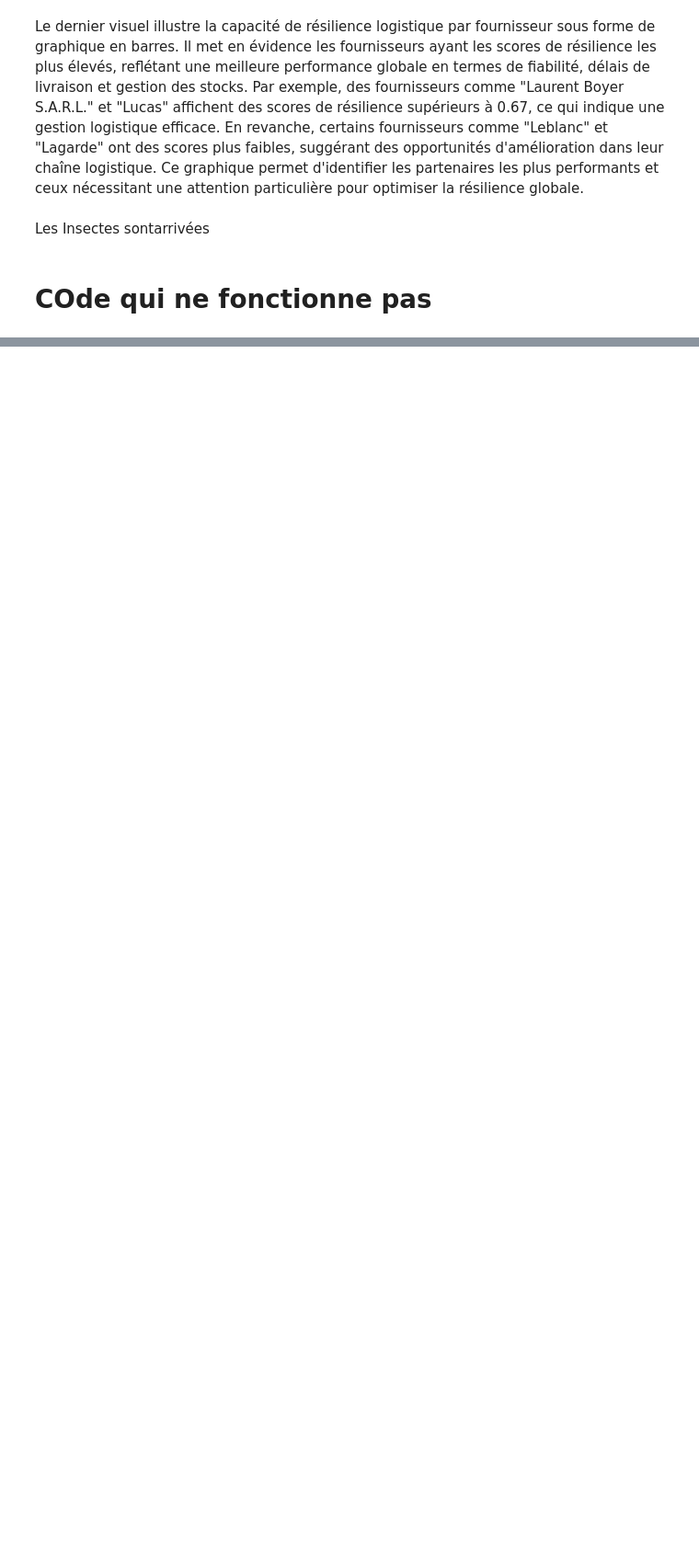
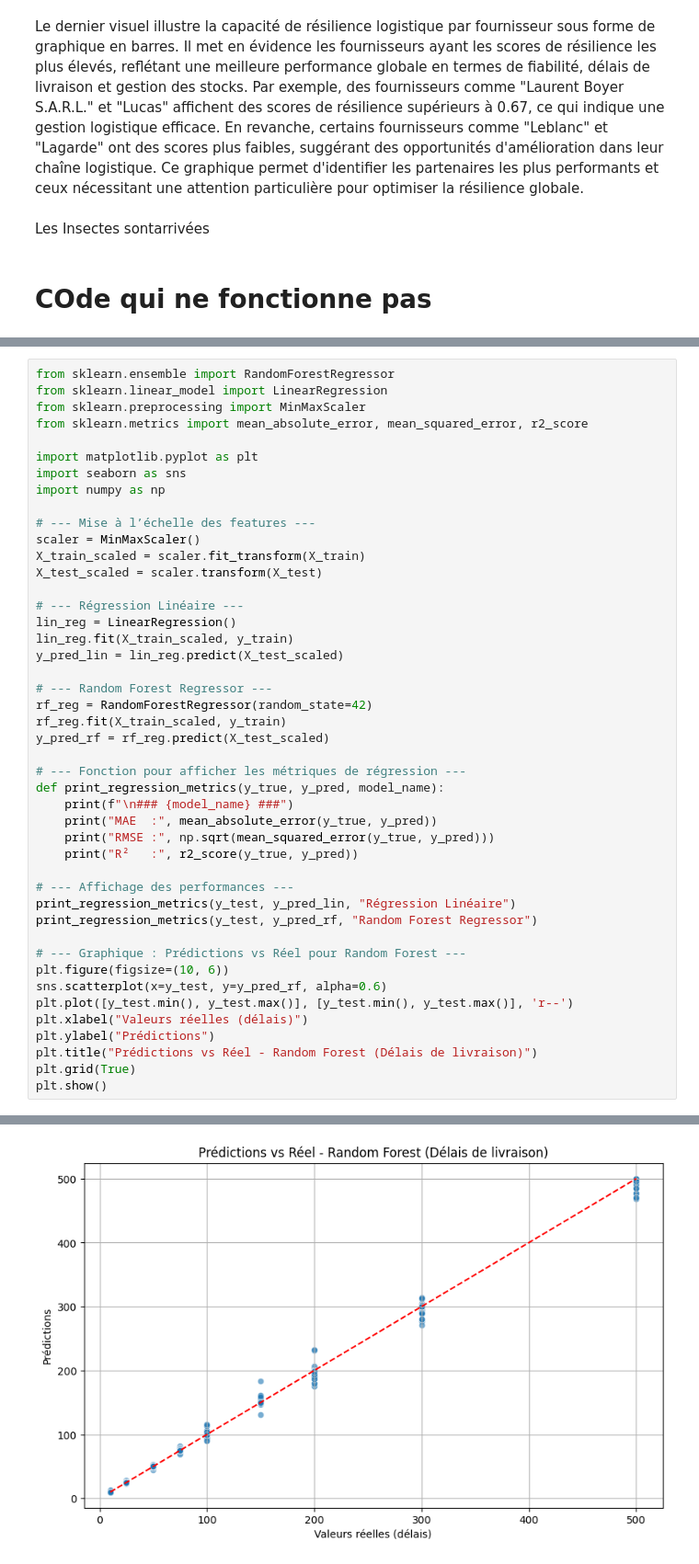
Before and after one commit to Fanaingamampiandra/Projet_Supply_chain, a Jupyter notebook: stephanie/achat_prod_fourn_stock.ipynb, the cells around one changed output, grey strips where cells are left out. Shown at 92% size. Cells and saved outputs as stored; diff of their text form; blank space fills up the shorter version.

Commit message:
prediciton delai de livraison

```diff
--- a/stephanie/achat_prod_fourn_stock.ipynb
+++ b/stephanie/achat_prod_fourn_stock.ipynb
@@ -356,0 +734,46 @@ Les Insectes sontarrivées
+# %%
+from sklearn.ensemble import RandomForestRegressor
+from sklearn.linear_model import LinearRegression
+from sklearn.preprocessing import MinMaxScaler
+from sklearn.metrics import mean_absolute_error, mean_squared_error, r2_score
+
+import matplotlib.pyplot as plt
+import seaborn as sns
+import numpy as np
+
+# --- Mise à l’échelle des features ---
+scaler = MinMaxScaler()
+X_train_scaled = scaler.fit_transform(X_train)
+X_test_scaled = scaler.transform(X_test)
+
+# --- Régression Linéaire ---
+lin_reg = LinearRegression()
+lin_reg.fit(X_train_scaled, y_train)
+y_pred_lin = lin_reg.predict(X_test_scaled)
+
+# --- Random Forest Regressor ---
+rf_reg = RandomForestRegressor(random_state=42)
+rf_reg.fit(X_train_scaled, y_train)
+y_pred_rf = rf_reg.predict(X_test_scaled)
+
+# --- Fonction pour afficher les métriques de régression ---
+def print_regression_metrics(y_true, y_pred, model_name):
+    print(f"\n### {model_name} ###")
+    print("MAE  :", mean_absolute_error(y_true, y_pred))
+    print("RMSE :", np.sqrt(mean_squared_error(y_true, y_pred)))
+    print("R²   :", r2_score(y_true, y_pred))
+
+# --- Affichage des performances ---
+print_regression_metrics(y_test, y_pred_lin, "Régression Linéaire")
+print_regression_metrics(y_test, y_pred_rf, "Random Forest Regressor")
+
+# --- Graphique : Prédictions vs Réel pour Random Forest ---
+plt.figure(figsize=(10, 6))
+sns.scatterplot(x=y_test, y=y_pred_rf, alpha=0.6)
+plt.plot([y_test.min(), y_test.max()], [y_test.min(), y_test.max()], 'r--')
+plt.xlabel("Valeurs réelles (délais)")
+plt.ylabel("Prédictions")
+plt.title("Prédictions vs Réel - Random Forest (Délais de livraison)")
+plt.grid(True)
+plt.show()
+# %% [output]
@@ -356,0 +789 @@ Les Insectes sontarrivées
+[figure, added]
```
Also changed, not shown: parts of 26 cells of this notebook.
